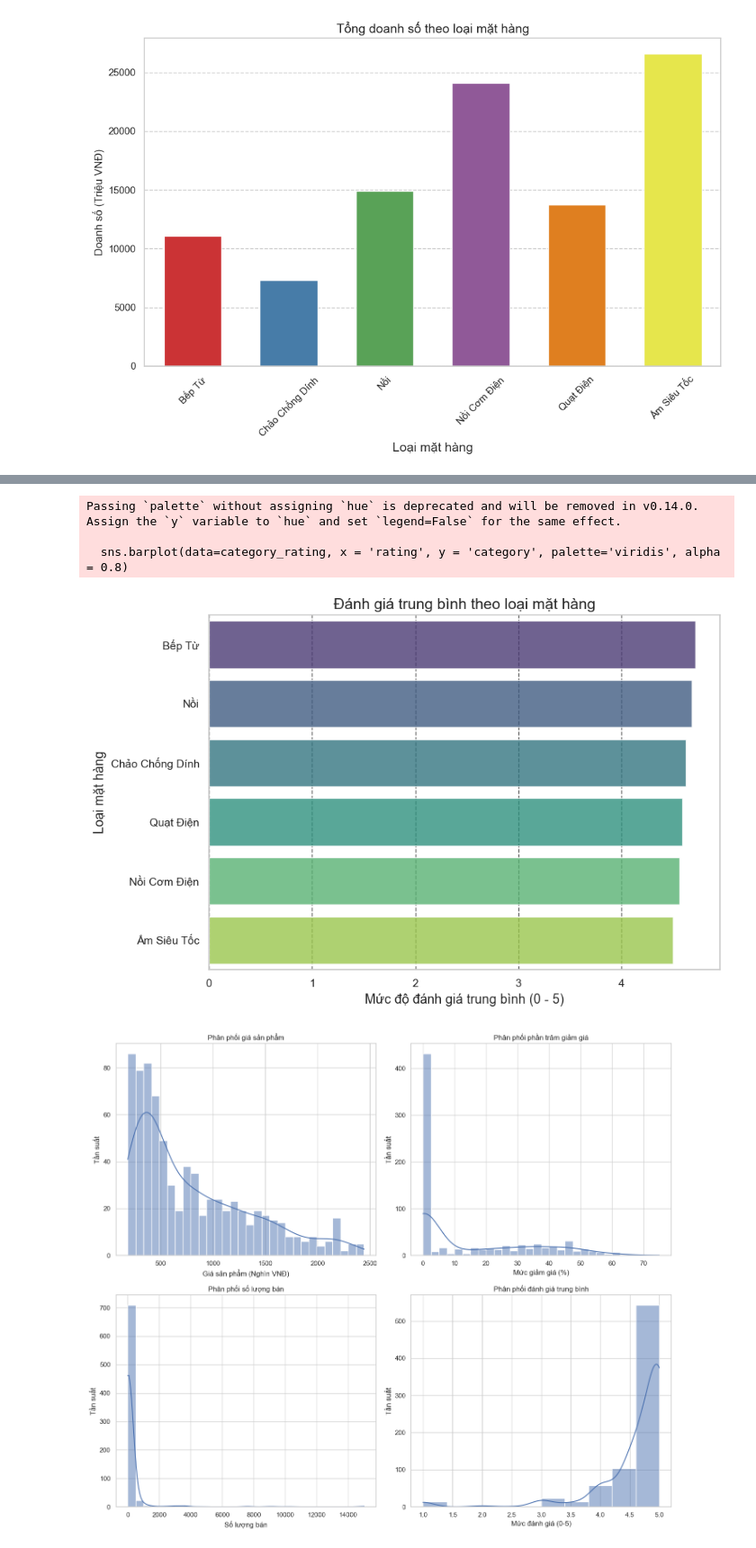
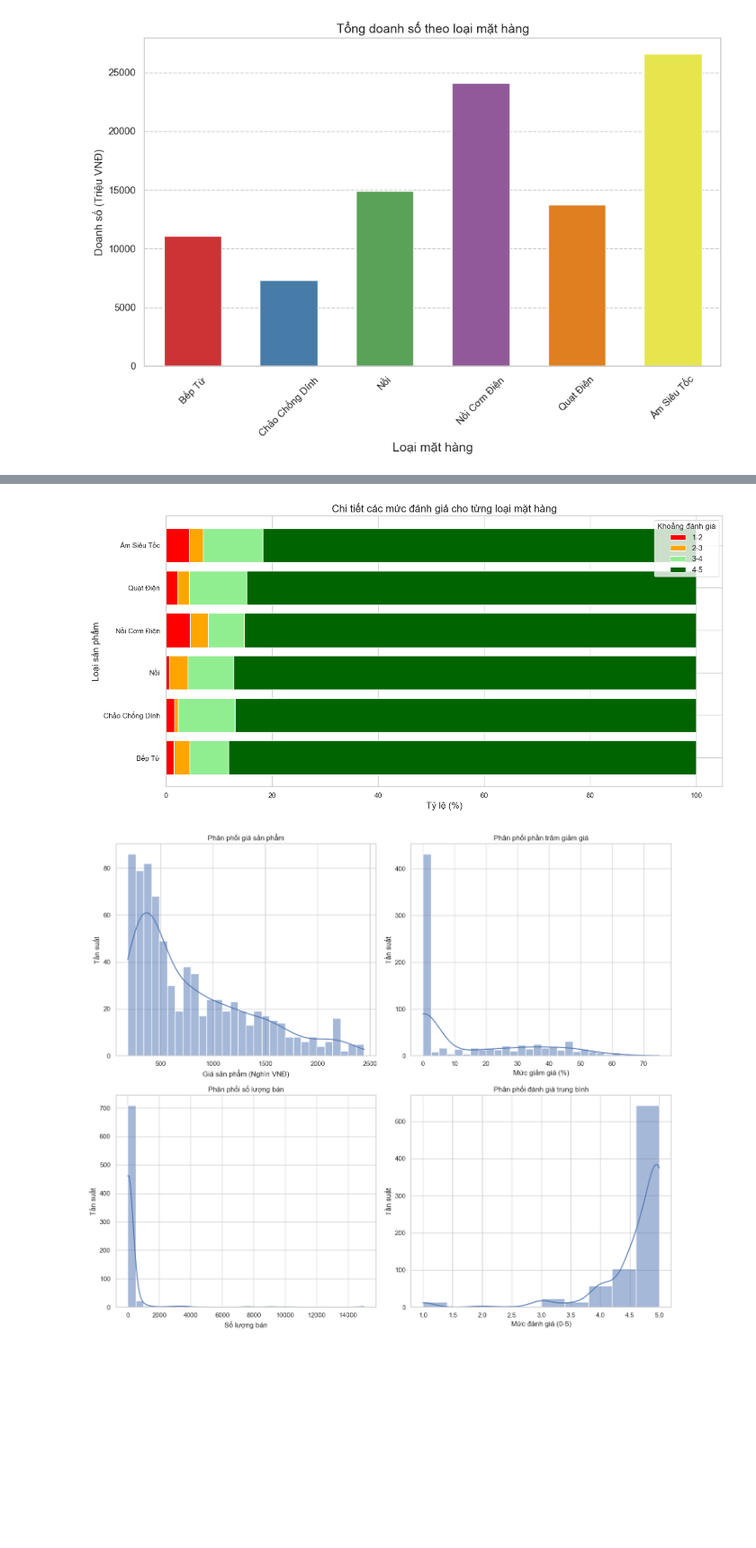
Before and after one commit to nkhanhtung/Python-Cot-Dua, a Jupyter notebook: Data_Analysis.ipynb, the cells around one changed output, grey strips where cells are left out. Shown at 90% size. Cells and saved outputs as stored; diff of their text form; code cells hidden in the pictures; blank space fills up the shorter version.

```diff
--- a/Data_Analysis.ipynb
+++ b/Data_Analysis.ipynb
@@ -72,19 +72,25 @@ plt.show()
-# %%
-category_rating = Dataframe.groupby('category')['rating'].mean().reset_index()
-category_rating = category_rating.sort_values(by='rating', ascending=False)
-plt.figure(figsize=(9,6))
-sns.barplot(data=category_rating, x = 'rating', y = 'category', palette='viridis', alpha = 0.8)
-plt.title('Đánh giá trung bình theo loại mặt hàng', fontsize = 15)
-plt.xlabel('Mức độ đánh giá trung bình (0 - 5)', fontsize = 13)
-plt.ylabel('Loại mặt hàng', fontsize = 13)
-plt.grid(axis='x', linestyle = '--', alpha = 0.6, color = 'black')
-plt.tight_layout()
-plt.show()
-# %% [output]
-Passing `palette` without assigning `hue` is deprecated and will be removed in v0.14.0. Assign the `y` variable to `hue` and set `legend=False` for the same effect.
-
-  sns.barplot(data=category_rating, x = 'rating', y = 'category', palette='viridis', alpha = 0.8)
-[figure, removed]
+# %%
+bin = [1, 2, 3, 4, 5]
+label = ['1-2','2-3','3-4','4-5']
+Dataframe['rating_distribution'] = pd.cut(Dataframe['rating'], bins=bin, labels = label, include_lowest=True)
+rating_counts = Dataframe.groupby(['category','rating_distribution'])['rating'].count().unstack(fill_value=0)
+rating_percentages = rating_counts.div(rating_counts.sum(axis=1), axis=0) * 100
+categories = rating_percentages.index
+bins = rating_percentages.columns
+colors = ['#ff0000', '#ffa500', '#90ee90', '#006400']
+plt.figure(figsize=(14,7))
+for i, bin_label in enumerate(bins):
+    plt.barh(categories, rating_percentages[bin_label],
+             left=rating_percentages.iloc[:, :i].sum(axis=1),
+             label=bin_label, color=colors[i])
+plt.title('Chi tiết các mức đánh giá cho từng loại mặt hàng', fontsize=16)
+plt.xlabel('Tỷ lệ (%)', fontsize=14)
+plt.ylabel('Loại sản phẩm', fontsize=14)
+plt.legend(title='Khoảng đánh giá', fontsize=12, loc='upper right')
+plt.tight_layout()
+plt.show()
+# %% [output]
+[figure, added]
 # %%
 # Trực quan hóa phân phối dữ liệu
 sns.set(style="whitegrid")
```
Also changed, not shown: parts of 10 cells of this notebook.
